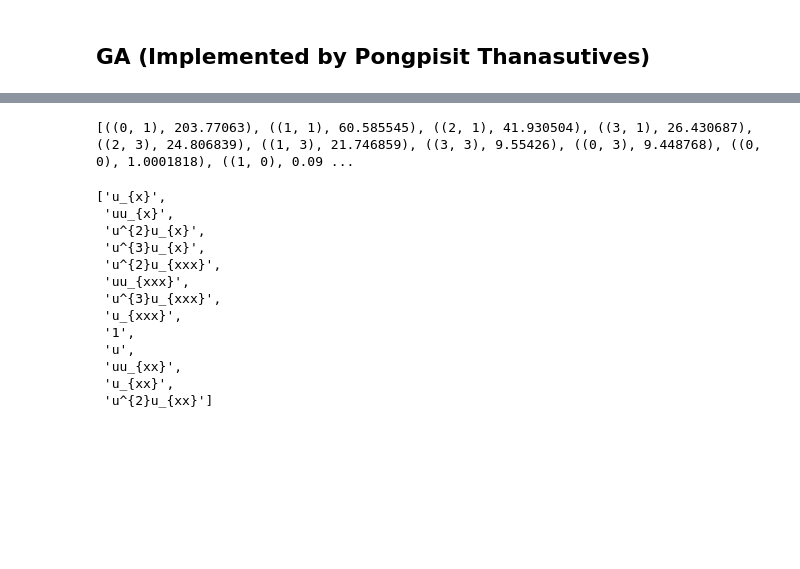
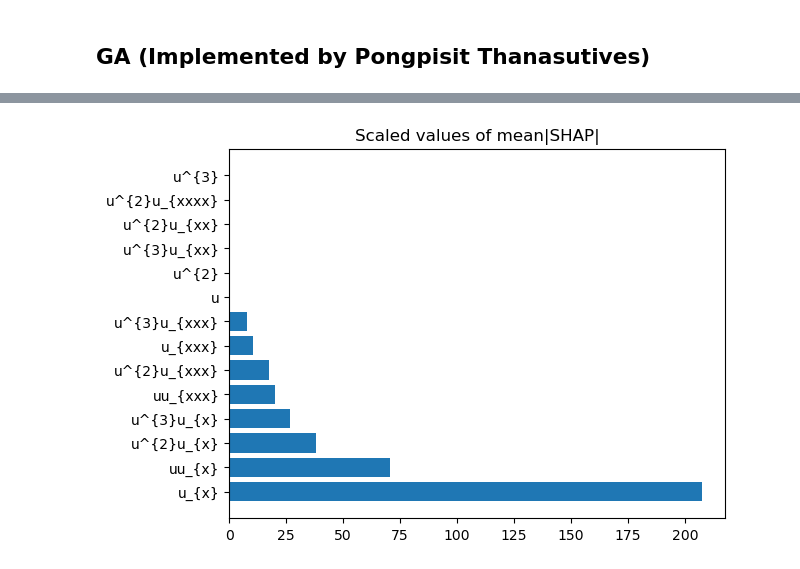
Before and after one commit to Pongpisit-Thanasutives/UBIC-test, a Jupyter notebook: Examples/KdV by GA.ipynb, the cells around one changed output, grey strips where cells are left out. Saved outputs shown, nothing was run; the diff lists cells and outputs as text; code cells hidden in the pictures; blank space fills up the shorter version.

```diff
--- a/Examples/KdV by GA.ipynb
+++ b/Examples/KdV by GA.ipynb
@@ -600,44 +628,33 @@ $\displaystyle 2.61407 u^{2} u_{xxx} - 0.76158 u_{x}$
 # %%
 ga = {}
 for i in trange(len(best_chrom_fitnesses)):
     potential_pde = [*(best_chrom_fitnesses[i][0])]
     X_pre_sup = numericalize_genome(potential_pde, base_features)
     importance_sup = shap_linear_importance(X_pre_sup, y_pre)
     for g, s in zip(potential_pde, importance_sup):
         if g not in ga:
             ga[g] = s
         else:
             ga[g] += s
 
 common_modules = sorted(ga.items(), key=lambda _:_[1], reverse=True)
-print(common_modules)
 feature_importance = np.array([v for _, v in common_modules])
 common_modules = np.array([k for k, _ in common_modules])
 common_modules = common_modules[np.cumsum(feature_importance)/sum(feature_importance) <= 0.999]
 feature_importance = feature_importance[np.cumsum(feature_importance)/sum(feature_importance) <= 0.999]
 common_modules = list(map(tuple, common_modules))
 
 X_pre = numericalize_genome(common_modules, base_features)
 y_pre = u_t.reshape(-1, 1)
 
 feature_names = [sympy.latex(display_module(module)).strip().replace(' ', '')
                  for module in common_modules]
-feature_names
+
+plt.barh(feature_names, feature_importance)
+plt.title("Scaled values of mean|SHAP|")
+plt.show()
 # %% [output]
-[((0, 1), 203.77063), ((1, 1), 60.585545), ((2, 1), 41.930504), ((3, 1), 26.430687), ((2, 3), 24.806839), ((1, 3), 21.746859), ((3, 3), 9.55426), ((0, 3), 9.448768), ((0, 0), 1.0001818), ((1, 0), 0.09 ...
-['u_{x}',
- 'uu_{x}',
- 'u^{2}u_{x}',
- 'u^{3}u_{x}',
- 'u^{2}u_{xxx}',
- 'uu_{xxx}',
- 'u^{3}u_{xxx}',
- 'u_{xxx}',
- '1',
- 'u',
- 'uu_{xx}',
- 'u_{xx}',
- 'u^{2}u_{xx}']
+[figure, added]
 # %%
 # coefficients, best_subsets = best_subset_all_solutions(X_pre, y_pre, 8, refine=True)
 # best_subsets
```
Also changed, not shown: parts of 19 cells of this notebook.
